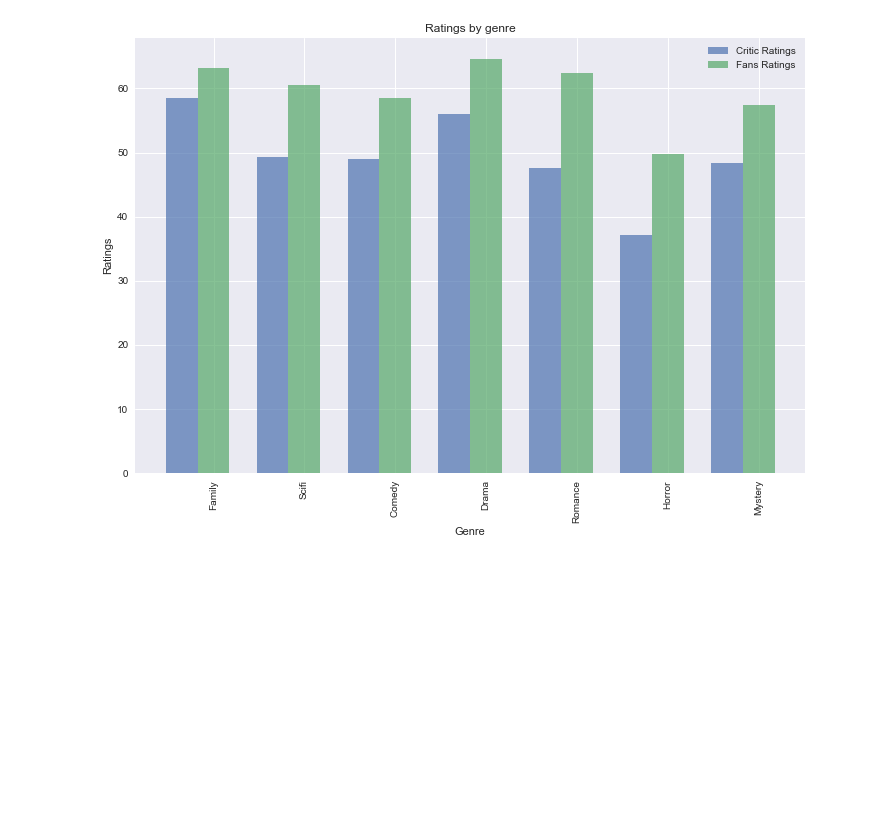
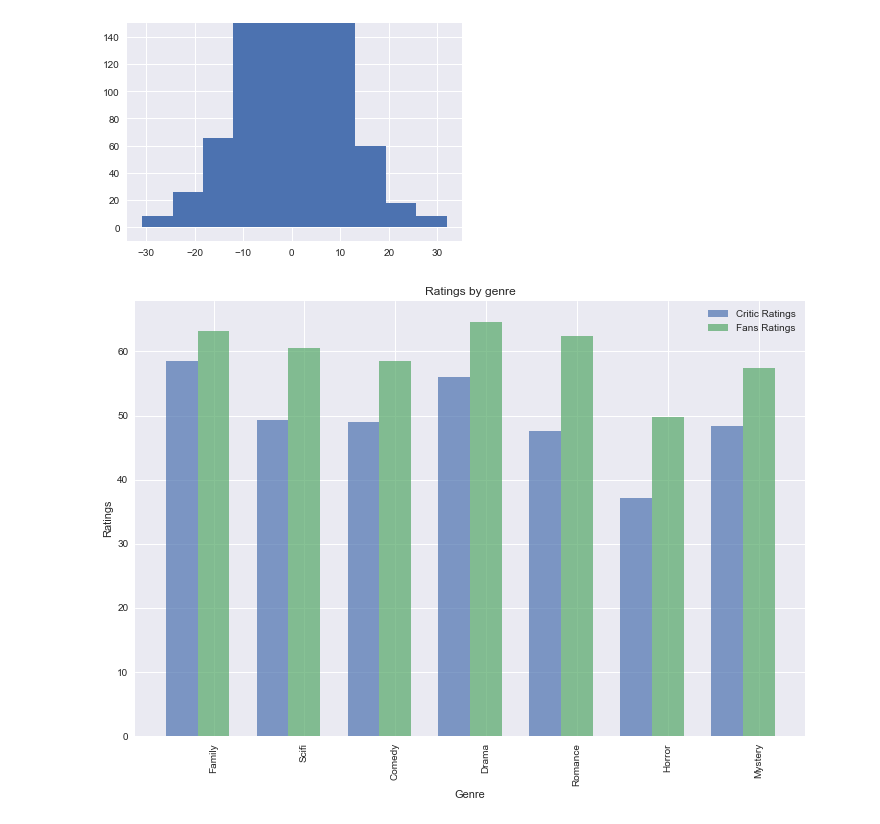
Before and after one commit to gqfiddler/movieRatings, a Jupyter notebook: y axis problem.ipynb, the cells around one changed output. Saved outputs shown, nothing was run; the diff lists cells and outputs as text; code cells hidden in the pictures; blank space fills up the shorter version.

```diff
--- a/y axis problem.ipynb
+++ b/y axis problem.ipynb
@@ -10,3 +33,10 @@ genre_df = pd.read_csv("genres.csv")
+# %%
+x = np.random.normal(0,10,1000)
+plt.hist(x)
+plt.ylim(-10, 150)
+plt.show()
+# %% [output]
+[figure, added]
 # %%
 plt.figure(figsize=(12,8))
 
```
Also changed, not shown: parts of 2 cells of this notebook, 4 other files.
